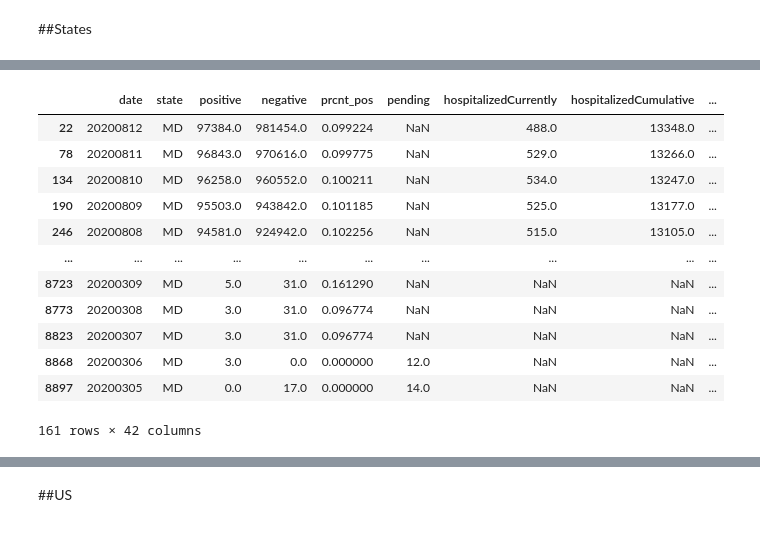
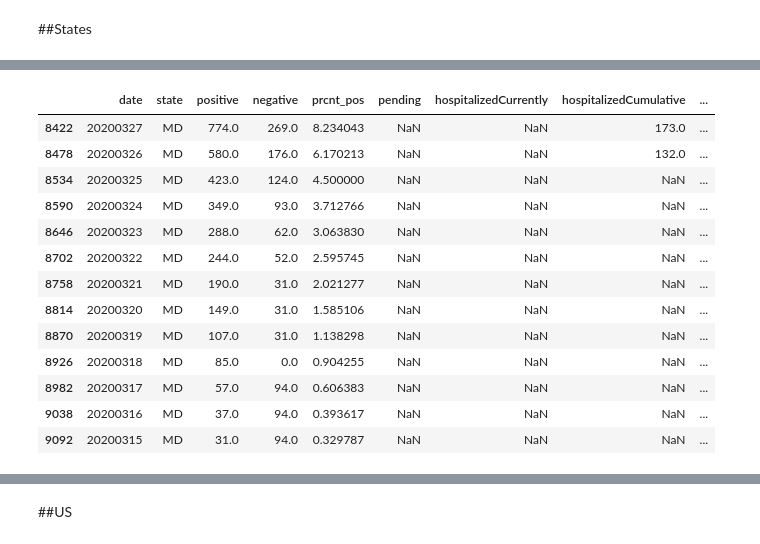
Before and after one commit to JoshuaHaga/Covid_19_sprint_1_buildwk, a Jupyter notebook: Covid_19_analysis.ipynb, the cells around one changed output, grey strips where cells are left out. Saved outputs shown, nothing was run; the diff lists cells and outputs as text; code cells hidden in the pictures.

```diff
--- a/Covid_19_analysis.ipynb
+++ b/Covid_19_analysis.ipynb
@@ -529,19 +511,21 @@ See the caveats in the documentation: https://pandas.pydata.org/pandas-docs/stab
-# %%
-md
-# %% [output]
-|  | date | state | positive | negative | prcnt_pos | pending | hospitalizedCurrently | hospitalizedCumulative | ... |
-| 22 | 20200812 | MD | 97384.0 | 981454.0 | 0.099224 | NaN | 488.0 | 13348.0 | ... |
-| 78 | 20200811 | MD | 96843.0 | 970616.0 | 0.099775 | NaN | 529.0 | 13266.0 | ... |
-| 134 | 20200810 | MD | 96258.0 | 960552.0 | 0.100211 | NaN | 534.0 | 13247.0 | ... |
-| 190 | 20200809 | MD | 95503.0 | 943842.0 | 0.101185 | NaN | 525.0 | 13177.0 | ... |
-| 246 | 20200808 | MD | 94581.0 | 924942.0 | 0.102256 | NaN | 515.0 | 13105.0 | ... |
-| ... | ... | ... | ... | ... | ... | ... | ... | ... | ... |
-| 8723 | 20200309 | MD | 5.0 | 31.0 | 0.161290 | NaN | NaN | NaN | ... |
-| 8773 | 20200308 | MD | 3.0 | 31.0 | 0.096774 | NaN | NaN | NaN | ... |
-| 8823 | 20200307 | MD | 3.0 | 31.0 | 0.096774 | NaN | NaN | NaN | ... |
-| 8868 | 20200306 | MD | 3.0 | 0.0 | 0.000000 | 12.0 | NaN | NaN | ... |
-| 8897 | 20200305 | MD | 0.0 | 17.0 | 0.000000 | 14.0 | NaN | NaN | ... |
-161 rows × 42 columns
+# %%
+test = md[md['prcnt_pos']>0.3]
+test
+# %% [output]
+|  | date | state | positive | negative | prcnt_pos | pending | hospitalizedCurrently | hospitalizedCumulative | ... |
+| 8422 | 20200327 | MD | 774.0 | 269.0 | 8.234043 | NaN | NaN | 173.0 | ... |
+| 8478 | 20200326 | MD | 580.0 | 176.0 | 6.170213 | NaN | NaN | 132.0 | ... |
+| 8534 | 20200325 | MD | 423.0 | 124.0 | 4.500000 | NaN | NaN | NaN | ... |
+| 8590 | 20200324 | MD | 349.0 | 93.0 | 3.712766 | NaN | NaN | NaN | ... |
+| 8646 | 20200323 | MD | 288.0 | 62.0 | 3.063830 | NaN | NaN | NaN | ... |
+| 8702 | 20200322 | MD | 244.0 | 52.0 | 2.595745 | NaN | NaN | NaN | ... |
+| 8758 | 20200321 | MD | 190.0 | 31.0 | 2.021277 | NaN | NaN | NaN | ... |
+| 8814 | 20200320 | MD | 149.0 | 31.0 | 1.585106 | NaN | NaN | NaN | ... |
+| 8870 | 20200319 | MD | 107.0 | 31.0 | 1.138298 | NaN | NaN | NaN | ... |
+| 8926 | 20200318 | MD | 85.0 | 0.0 | 0.904255 | NaN | NaN | NaN | ... |
+| 8982 | 20200317 | MD | 57.0 | 94.0 | 0.606383 | NaN | NaN | NaN | ... |
+| 9038 | 20200316 | MD | 37.0 | 94.0 | 0.393617 | NaN | NaN | NaN | ... |
+| 9092 | 20200315 | MD | 31.0 | 94.0 | 0.329787 | NaN | NaN | NaN | ... |
 # %%
 pa = states[states['state'] == 'PA']
 va = states[states['state'] == 'VA']
```
Also changed, not shown: parts of 25 cells of this notebook.
